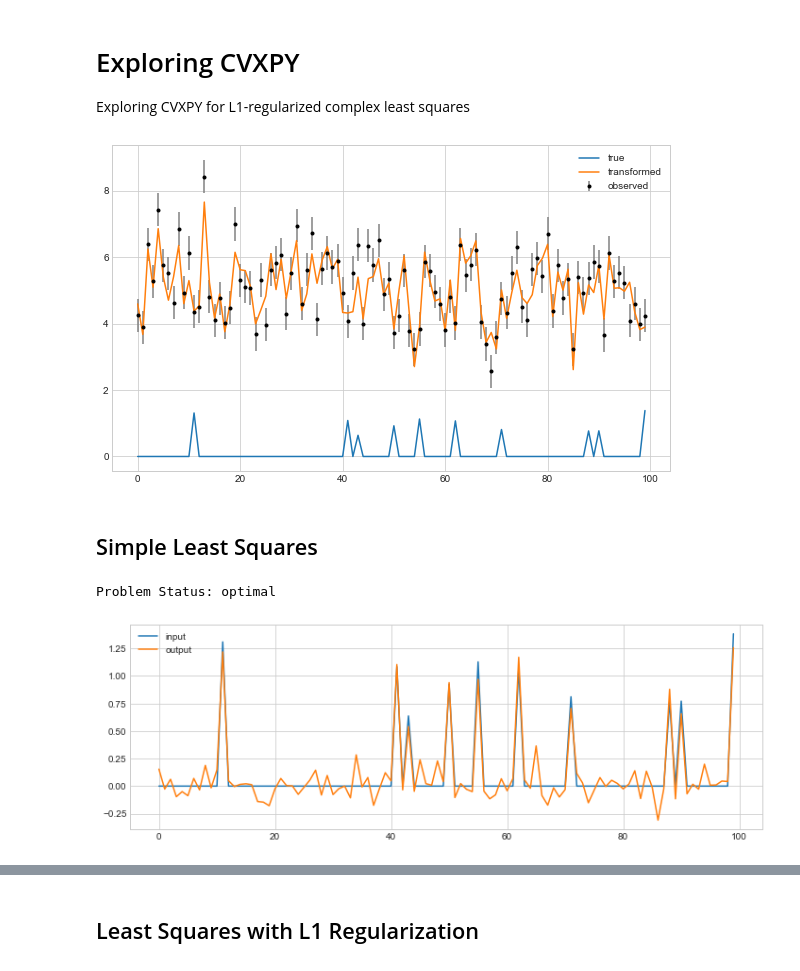
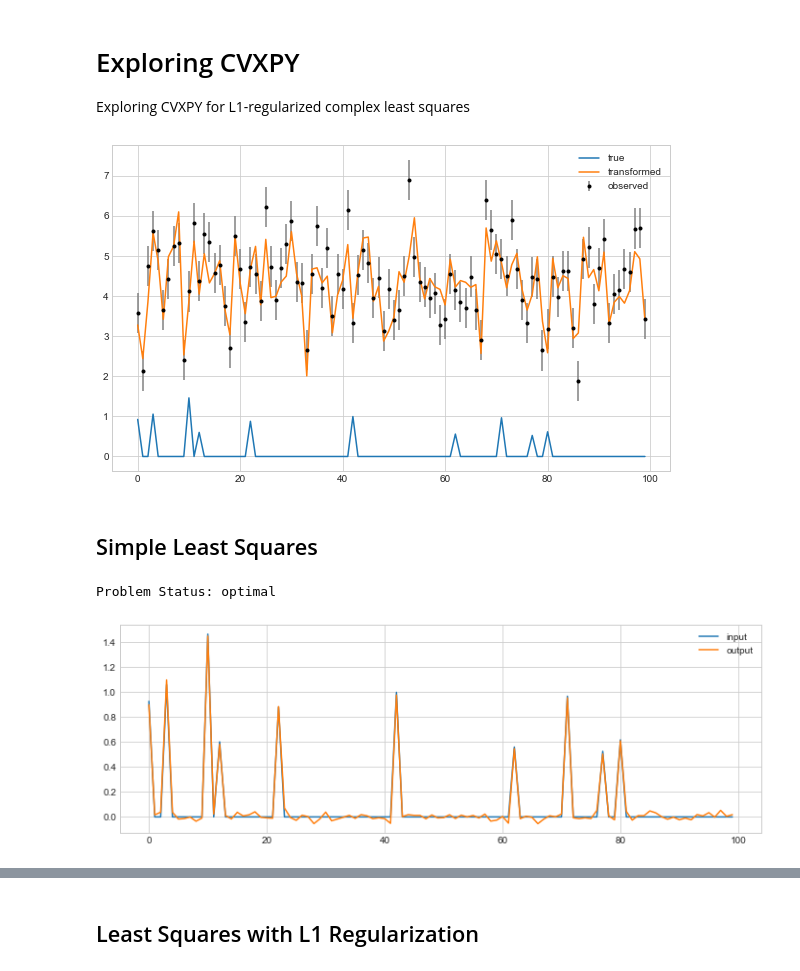
Before and after one commit to jakevdp/regper, a Jupyter notebook: CVXPY-L1.ipynb, the cells around one changed output, grey strips where cells are left out. Cells and saved outputs as stored; diff of their text form; code cells hidden in the pictures.

Commit message:
Make CVXPY notebook routines functions

```diff
--- a/CVXPY-L1.ipynb
+++ b/CVXPY-L1.ipynb
@@ -11,52 +11,57 @@ from cvxpy import *
 import numpy as np
 # %%
-def make_data(N=100, M=100, K=10, sigma=0.5, rseed=543534, cplx=False):
+def make_data(N=100, M=100, K=10, sigma=0.5, rseed=543, cplx=False):
     rand = np.random.RandomState(rseed)
     A = rand.rand(N, M)
     x = np.zeros(M)
     x[rand.randint(0, M, K)] = 0.5 + rand.rand(K)
     noise = rand.randn(N)
 
     if cplx:
         A = A * np.exp(-2j * np.pi * rand.rand(N, M))
         x = x * np.exp(-2j * np.pi * rand.rand(M))
         noise = noise * np.exp(-2j * np.pi * rand.rand(N))
 
     y = np.dot(A, x) + sigma * noise
     return A, x, y
 
 A, x, y = make_data()
 t = np.arange(len(x))
 
 plt.figure(figsize=(10, 6))
 plt.plot(t, x, label='true')
 plt.plot(t, A.dot(x), label='transformed')
 plt.errorbar(t, y, 0.5, fmt='.k', ecolor='gray', label='observed')
 
 plt.legend();
 # %% [output]
-[figure, old version]
+[figure, new version]
 # %% [markdown]
 ## Simple Least Squares
 # %%
-# Problem data. Use very small noise here
-A, x_true, y = make_data(N=100, M=100, K=10, sigma=0.003)
+def simple_least_squares(A, y):
+    """Solve A*x = y via least squares using CVXPY"""
+    N, M = A.shape
 
-# Construct the problem.
-x = Variable(A.shape[1])
-objective = sum_squares(A*x - y)
-prob = Problem(Minimize(objective))
+    # Construct the problem.
+    x = cvx.Variable(M)
+    error = cvx.sum_squares(A*x - y)
+    objective = cvx.Minimize(error)
+    prob = cvx.Problem(objective)
 
-# Solve the problem
-prob.solve()
-x_solution = x.value
-print("Problem Status: {0}".format(prob.status))
+    # Solve the problem
+    prob.solve()
+    print("Problem Status: {0}".format(prob.status))
+
+    return np.asarray(x.value).ravel()
-# %% [output]
-Problem Status: optimal
 # %%
+A, x_true, y = make_data(sigma=0.01)
+x_out = simple_least_squares(A, y)
+
 plt.figure(figsize=(12, 4))
 plt.plot(x_true, label='input')
-plt.plot(np.asarray(x_solution).ravel(), label='output')
+plt.plot(x_out, label='output')
 plt.legend();
 # %% [output]
+Problem Status: optimal
-[figure, old version]
+[figure, new version]
```
Also changed, not shown: parts of 7 cells of this notebook.
